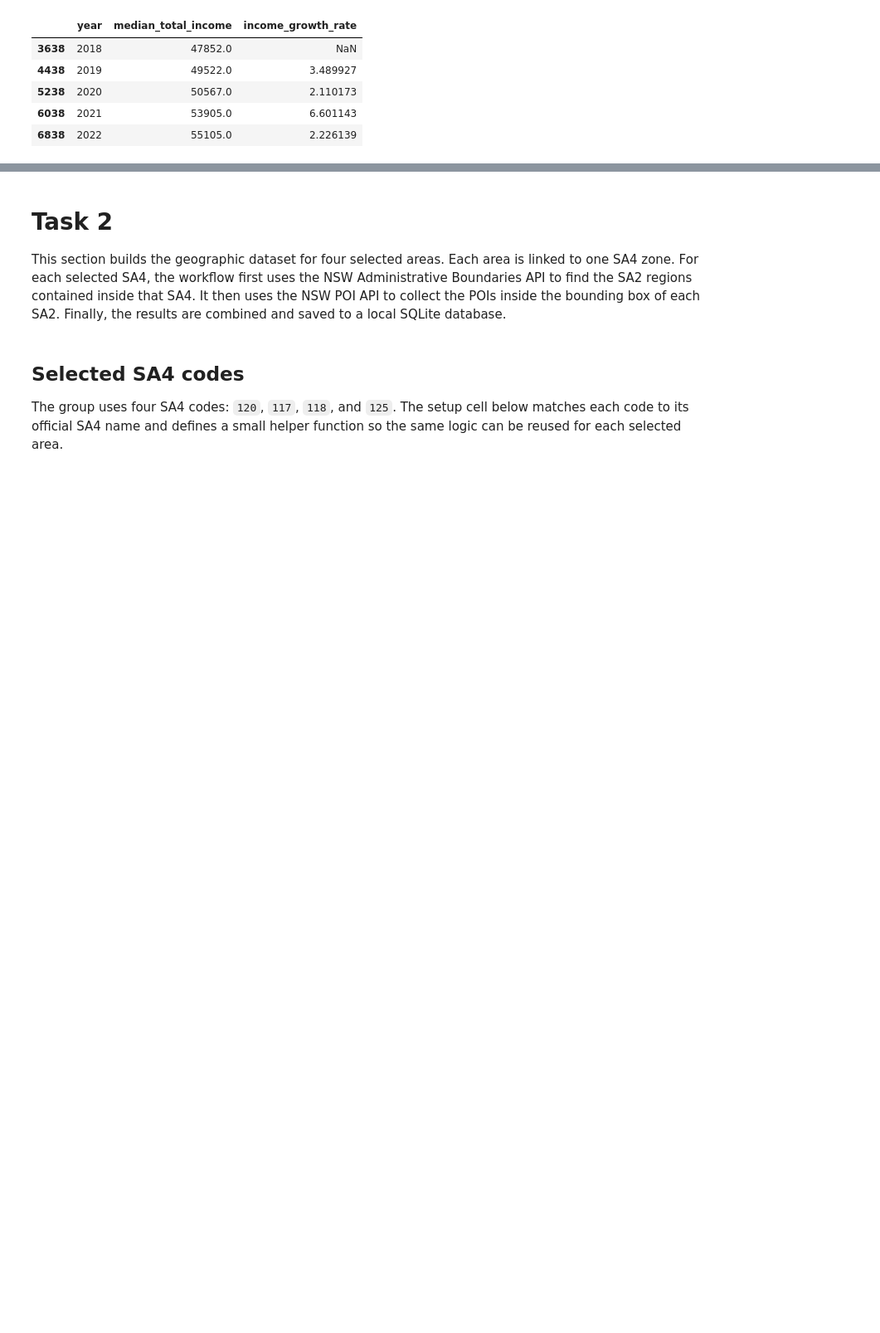
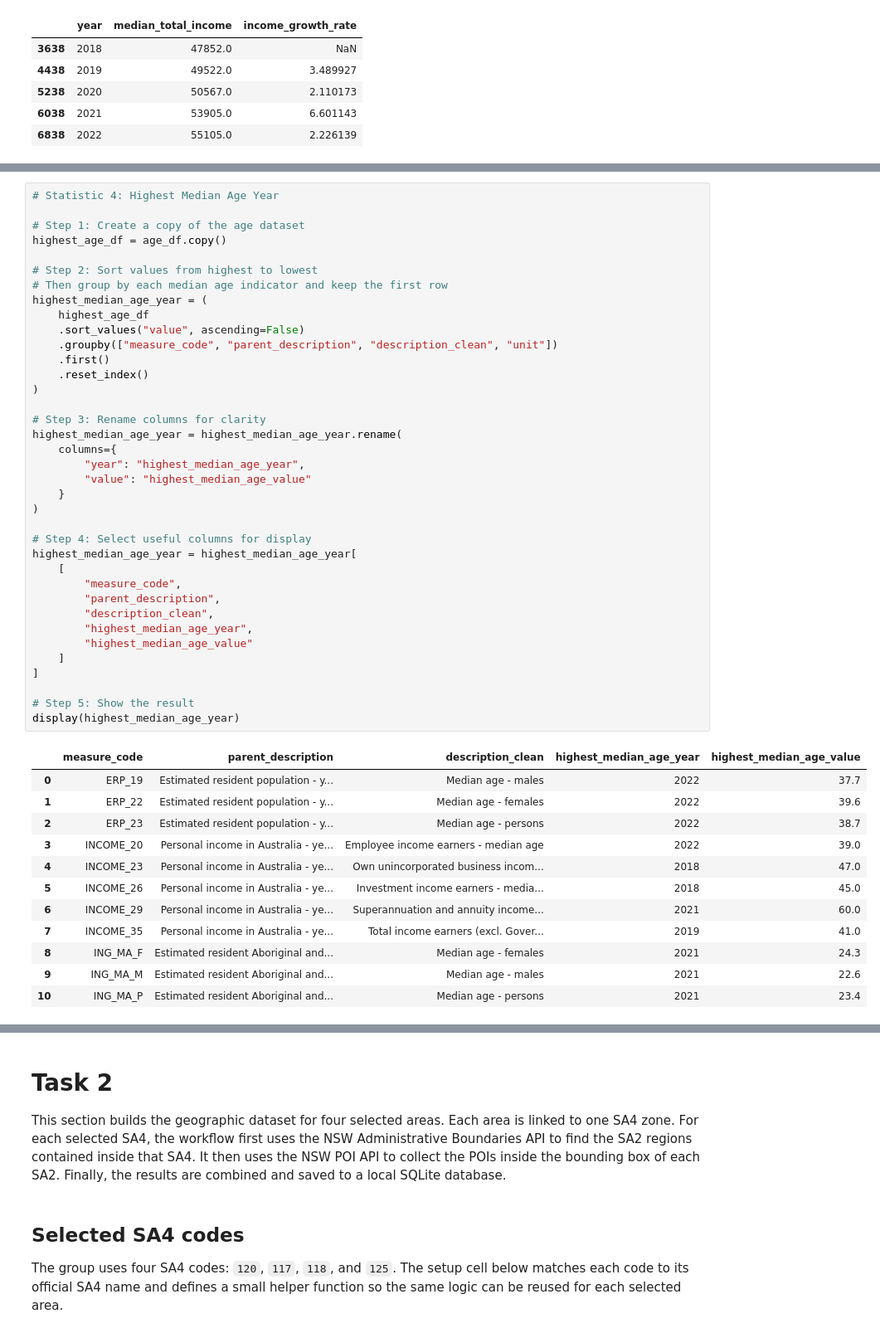
Before and after one commit to felix971/DATA2001_G56, a Jupyter notebook: data2001-版本2.ipynb, the cells around one changed output, grey strips where cells are left out. Shown at 83% size. Cells and saved outputs as stored; diff of their text form; blank space fills up the shorter version.

```diff
--- a/data2001-版本2.ipynb
+++ b/data2001-版本2.ipynb
@@ -371,0 +584,50 @@ display(employee_income_source_df)
+# %%
+# Statistic 4: Highest Median Age Year
+
+# Step 1: Create a copy of the age dataset
+highest_age_df = age_df.copy()
+
+# Step 2: Sort values from highest to lowest
+# Then group by each median age indicator and keep the first row
+highest_median_age_year = (
+    highest_age_df
+    .sort_values("value", ascending=False)
+    .groupby(["measure_code", "parent_description", "description_clean", "unit"])
+    .first()
+    .reset_index()
+)
+
+# Step 3: Rename columns for clarity
+highest_median_age_year = highest_median_age_year.rename(
+    columns={
+        "year": "highest_median_age_year",
+        "value": "highest_median_age_value"
+    }
+)
+
+# Step 4: Select useful columns for display
+highest_median_age_year = highest_median_age_year[
+    [
+        "measure_code",
+        "parent_description",
+        "description_clean",
+        "highest_median_age_year",
+        "highest_median_age_value"
+    ]
+]
+
+# Step 5: Show the result
+display(highest_median_age_year)
+# %% [output]
+|  | measure_code | parent_description | description_clean | highest_median_age_year | highest_median_age_value |
+| 0 | ERP_19 | Estimated resident population - y... | Median age - males | 2022 | 37.7 |
+| 1 | ERP_22 | Estimated resident population - y... | Median age - females | 2022 | 39.6 |
+| 2 | ERP_23 | Estimated resident population - y... | Median age - persons | 2022 | 38.7 |
+| 3 | INCOME_20 | Personal income in Australia - ye... | Employee income earners - median age | 2022 | 39.0 |
+| 4 | INCOME_23 | Personal income in Australia - ye... | Own unincorporated business incom... | 2018 | 47.0 |
+| 5 | INCOME_26 | Personal income in Australia - ye... | Investment income earners - media... | 2018 | 45.0 |
+| 6 | INCOME_29 | Personal income in Australia - ye... | Superannuation and annuity income... | 2021 | 60.0 |
+| 7 | INCOME_35 | Personal income in Australia - ye... | Total income earners (excl. Gover... | 2019 | 41.0 |
+| 8 | ING_MA_F | Estimated resident Aboriginal and... | Median age - females | 2021 | 24.3 |
+| 9 | ING_MA_M | Estimated resident Aboriginal and... | Median age - males | 2021 | 22.6 |
+| 10 | ING_MA_P | Estimated resident Aboriginal and... | Median age - persons | 2021 | 23.4 |
```
Also changed, not shown: parts of 21 cells of this notebook, 1 other file.
